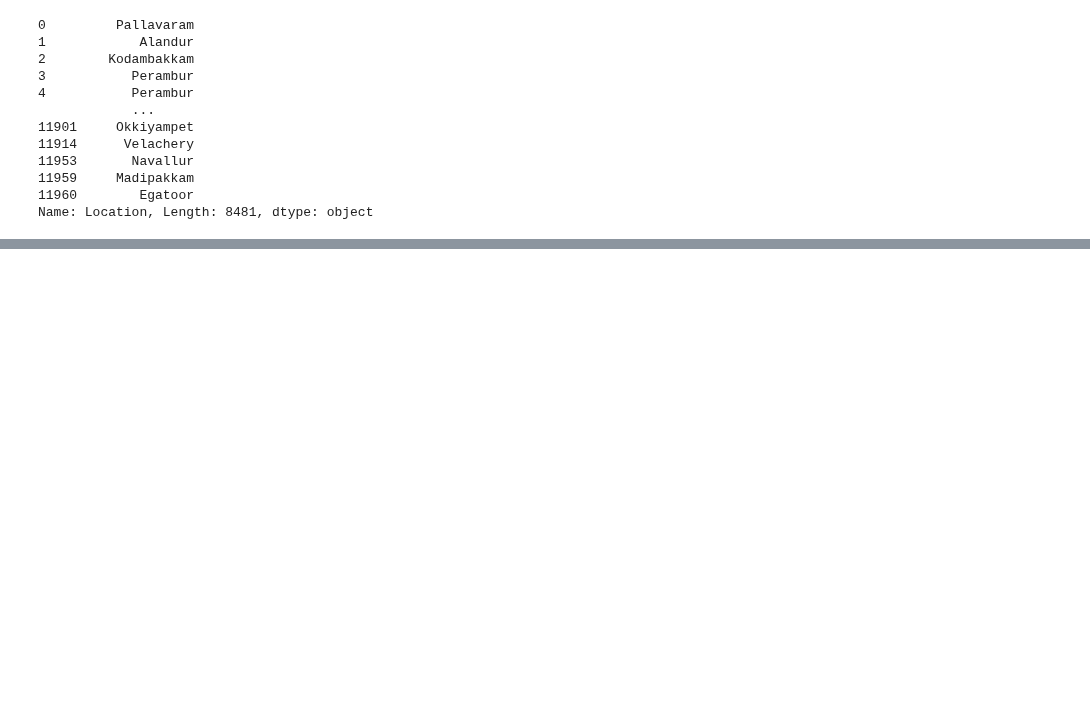
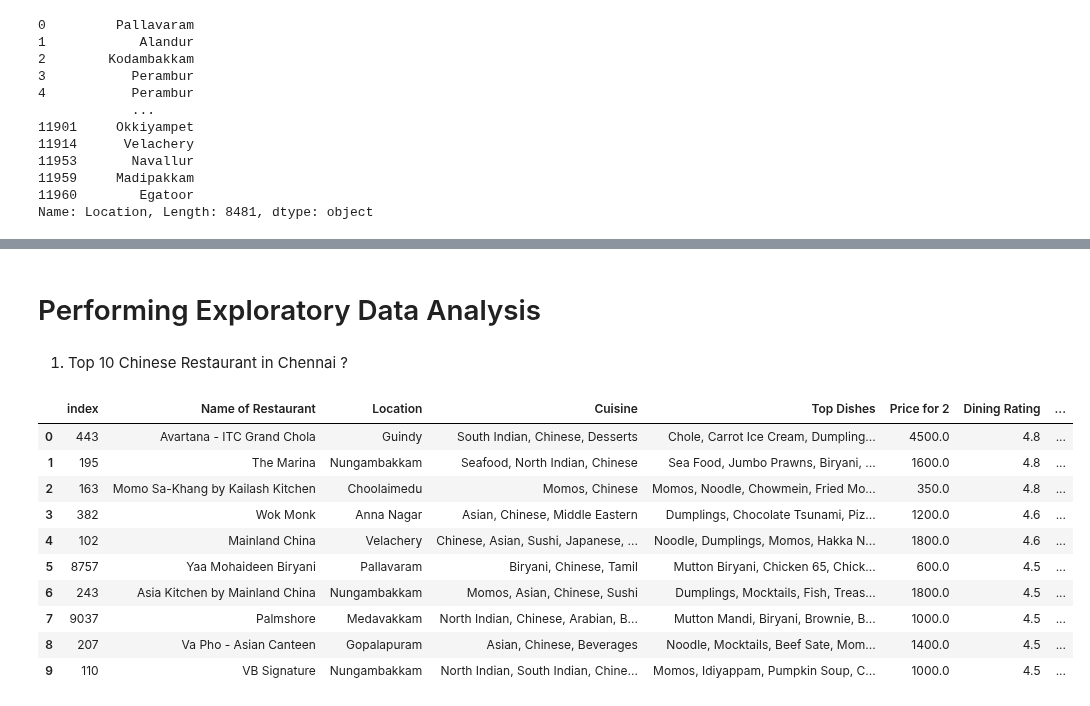
Before and after one commit to ThanigaivelGanapathi/Zomato-Chennai-Dataset-Analysis, a Jupyter notebook: Chennai Dataset Analysis.ipynb, the cells around one changed output, grey strips where cells are left out. Saved outputs shown, nothing was run; the diff lists cells and outputs as text; code cells hidden in the pictures; blank space fills up the shorter version.

```diff
--- a/Chennai Dataset Analysis.ipynb
+++ b/Chennai Dataset Analysis.ipynb
@@ -429,0 +519,20 @@ Name: Location, Length: 8481, dtype: object
+# %% [markdown]
+# Performing Exploratory Data Analysis
+# %% [markdown]
+1) Top 10 Chinese Restaurant in Chennai ?
+# %%
+chinese_rest = zomato_chennai[zomato_chennai["Cuisine"].str.contains("Chinese")]
+chinese_rest = chinese_rest.sort_values(by = "Dining Rating", ascending = False).reset_index().head(10)
+chinese_rest
+# %% [output]
+|  | index | Name of Restaurant | Location | Cuisine | Top Dishes | Price for 2 | Dining Rating | ... |
+| 0 | 443 | Avartana - ITC Grand Chola | Guindy | South Indian, Chinese, Desserts | Chole, Carrot Ice Cream, Dumpling... | 4500.0 | 4.8 | ... |
+| 1 | 195 | The Marina | Nungambakkam | Seafood, North Indian, Chinese | Sea Food, Jumbo Prawns, Biryani, ... | 1600.0 | 4.8 | ... |
+| 2 | 163 | Momo Sa-Khang by Kailash Kitchen | Choolaimedu | Momos, Chinese | Momos, Noodle, Chowmein, Fried Mo... | 350.0 | 4.8 | ... |
+| 3 | 382 | Wok Monk | Anna Nagar | Asian, Chinese, Middle Eastern | Dumplings, Chocolate Tsunami, Piz... | 1200.0 | 4.6 | ... |
+| 4 | 102 | Mainland China | Velachery | Chinese, Asian, Sushi, Japanese, ... | Noodle, Dumplings, Momos, Hakka N... | 1800.0 | 4.6 | ... |
+| 5 | 8757 | Yaa Mohaideen Biryani | Pallavaram | Biryani, Chinese, Tamil | Mutton Biryani, Chicken 65, Chick... | 600.0 | 4.5 | ... |
+| 6 | 243 | Asia Kitchen by Mainland China | Nungambakkam | Momos, Asian, Chinese, Sushi | Dumplings, Mocktails, Fish, Treas... | 1800.0 | 4.5 | ... |
+| 7 | 9037 | Palmshore | Medavakkam | North Indian, Chinese, Arabian, B... | Mutton Mandi, Biryani, Brownie, B... | 1000.0 | 4.5 | ... |
+| 8 | 207 | Va Pho - Asian Canteen | Gopalapuram | Asian, Chinese, Beverages | Noodle, Mocktails, Beef Sate, Mom... | 1400.0 | 4.5 | ... |
+| 9 | 110 | VB Signature | Nungambakkam | North Indian, South Indian, Chine... | Momos, Idiyappam, Pumpkin Soup, C... | 1000.0 | 4.5 | ... |
```
Also changed, not shown: parts of 19 cells of this notebook.
